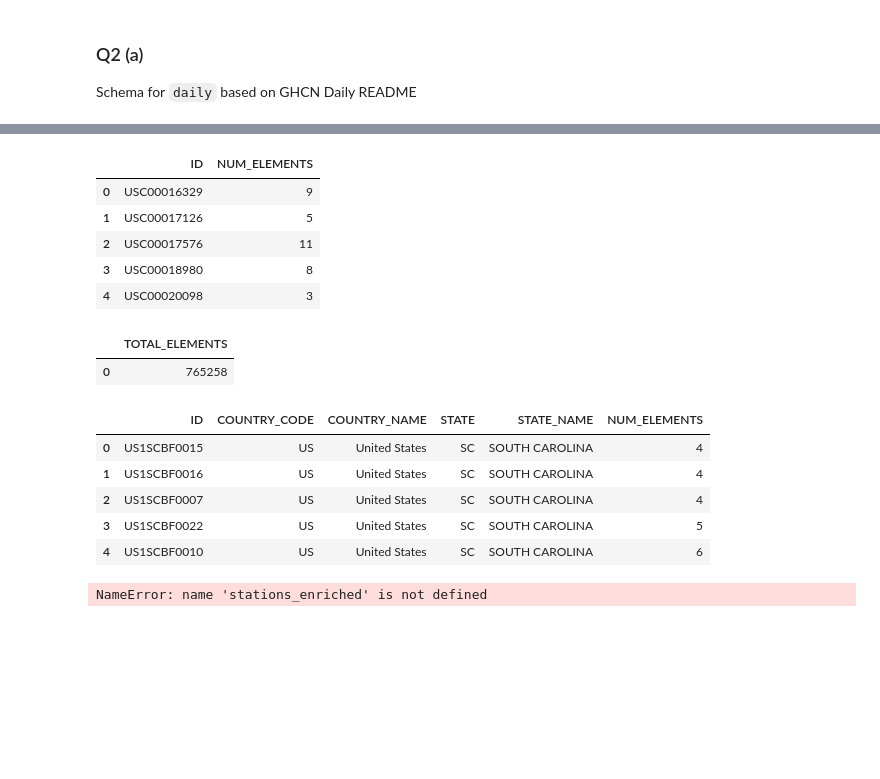
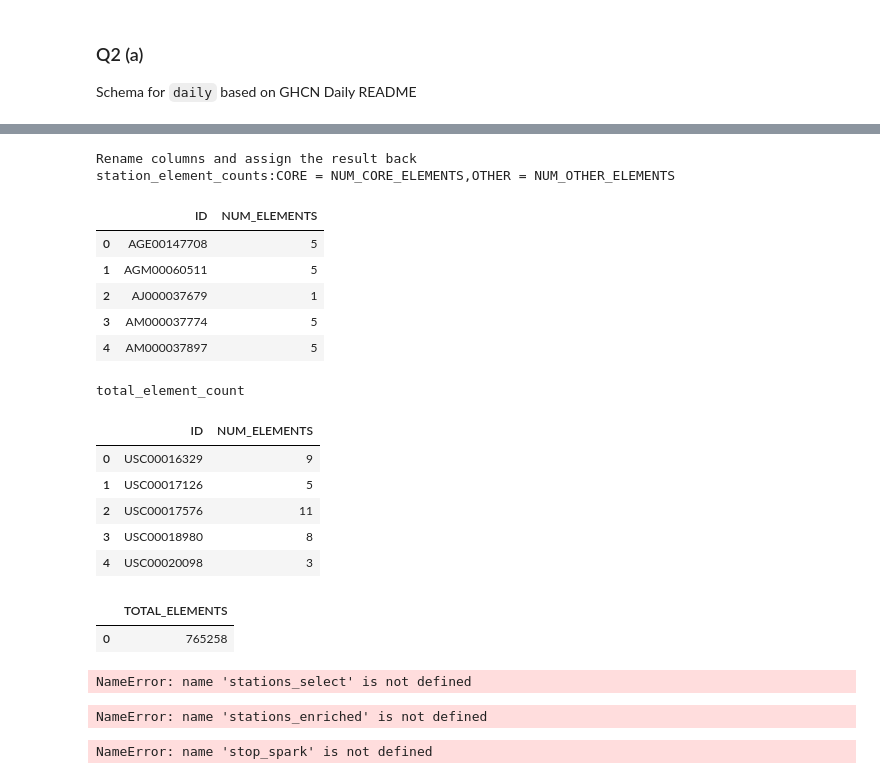
Before and after one commit to david-ewing-nz/ghcn-spark-analysis, a Jupyter notebook: notebooks/01_ghcn_processing.ipynb, the cells around one changed output, grey strips where cells are left out. Saved outputs shown, nothing was run; the diff lists cells and outputs as text; code cells hidden in the pictures; blank space fills up the shorter version.

```diff
--- a/notebooks/01_ghcn_processing.ipynb
+++ b/notebooks/01_ghcn_processing.ipynb
@@ -1054,31 +560,45 @@ wasbs://campus-data@madsstorage002.blob.core.windows.net/ghcnd/ghcnd-inventory.t
 # %%
-# Rename columns and assign the result back
+dprintf(DEEBUG,"Rename columns and assign the result back")
+
+dprintf(DEEBUG,"station_element_counts:CORE = NUM_CORE_ELEMENTS,OTHER = NUM_OTHER_ELEMENTS")
 station_element_counts = station_element_counts \
     .withColumnRenamed("CORE", "NUM_CORE_ELEMENTS") \
     .withColumnRenamed("OTHER", "NUM_OTHER_ELEMENTS")
+
+dhtmlf(DEEBUG,station_element_counts.limit(5))
+dprintf(DEEBUG,"total_element_count")
 
 # Add column for total number of elements
 #station_element_counts = station_element_counts.withColumn(
 #    "NUM_ELEMENTS",
 #    F.col("NUM_CORE_ELEMENTS") + F.col("NUM_OTHER_ELEMENTS")
 #)
 
 # Preview the result
-show_as_html(station_element_counts.limit(5))
+dhtmlf(DEEBUG,station_element_counts.limit(5))
 
 # Add column for total number of elements
 total_element_count = station_element_counts.agg(
     F.sum("NUM_ELEMENTS").alias("TOTAL_ELEMENTS")
 )
 
 # Preview the result
-show_as_html(total_element_count)
+dhtmlf(DEEBUG,total_element_count)
 # %% [output]
+Rename columns and assign the result back
+station_element_counts:CORE = NUM_CORE_ELEMENTS,OTHER = NUM_OTHER_ELEMENTS
 |  | ID | NUM_ELEMENTS |
-| 0 | USC00016329 | 9 |
-| 1 | USC00017126 | 5 |
-| 2 | USC00017576 | 11 |
-| 3 | USC00018980 | 8 |
-| 4 | USC00020098 | 3 |
+| 0 | AGE00147708 | 5 |
+| 1 | AGM00060511 | 5 |
+| 2 | AJ000037679 | 1 |
+| 3 | AM000037774 | 5 |
+| 4 | AM000037897 | 5 |
+total_element_count
-|  | TOTAL_ELEMENTS |
-| 0 | 765258 |
+|  | ID | NUM_ELEMENTS |
+| 0 | USC00016329 | 9 |
+| 1 | USC00017126 | 5 |
+| 2 | USC00017576 | 11 |
+| 3 | USC00018980 | 8 |
+| 4 | USC00020098 | 3 |
+|  | TOTAL_ELEMENTS |
+| 0 | 765258 |
@@ -1089,14 +670,9 @@ stations_enriched = stations_select.join(
     how="left"
 )
 
-show_as_html(stations_enriched.limit(5))
+dhtmlf(DEEBUG,stations_enriched.limit(5))
 # %% [output]
-|  | ID | COUNTRY_CODE | COUNTRY_NAME | STATE | STATE_NAME | NUM_ELEMENTS |
-| 0 | US1SCBF0015 | US | United States | SC | SOUTH CAROLINA | 4 |
-| 1 | US1SCBF0016 | US | United States | SC | SOUTH CAROLINA | 4 |
-| 2 | US1SCBF0007 | US | United States | SC | SOUTH CAROLINA | 4 |
-| 3 | US1SCBF0022 | US | United States | SC | SOUTH CAROLINA | 5 |
-| 4 | US1SCBF0010 | US | United States | SC | SOUTH CAROLINA | 6 |
+NameError: name 'stations_select' is not defined
 # %%
 # --- Q4(a): Check for missing stations in daily ---
 
@@ -1125,2 +701,6 @@ print("Number of distinct stations in daily not present in stations_enriched:",
 # %% [output]
 NameError: name 'stations_enriched' is not defined
+# %%
+stop_spark()
+# %% [output]
+NameError: name 'stop_spark' is not defined
```
Also changed, not shown: parts of 26 cells of this notebook, 2 other files.
